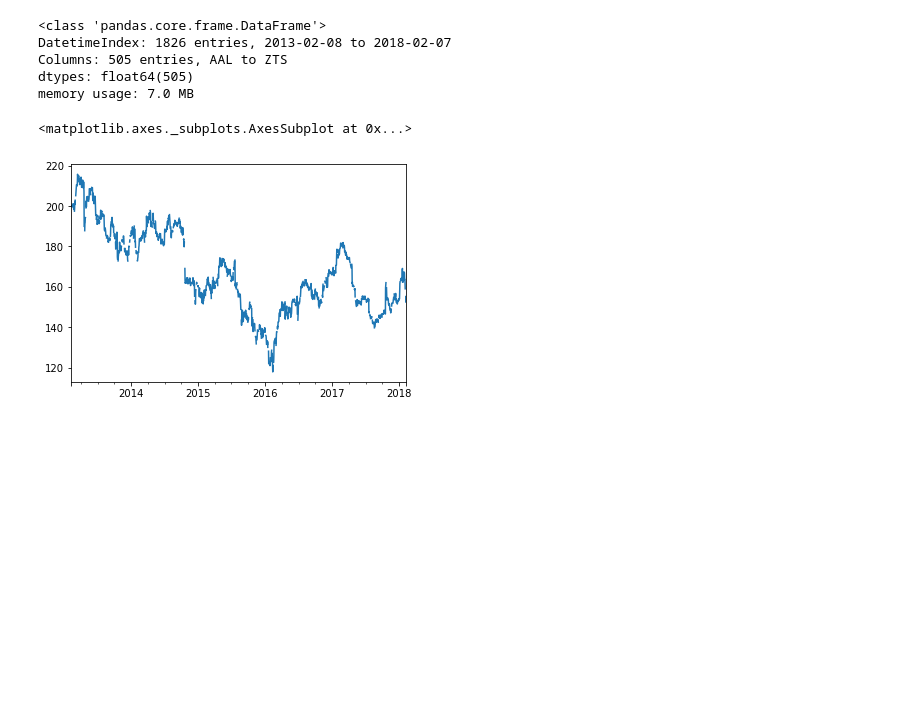
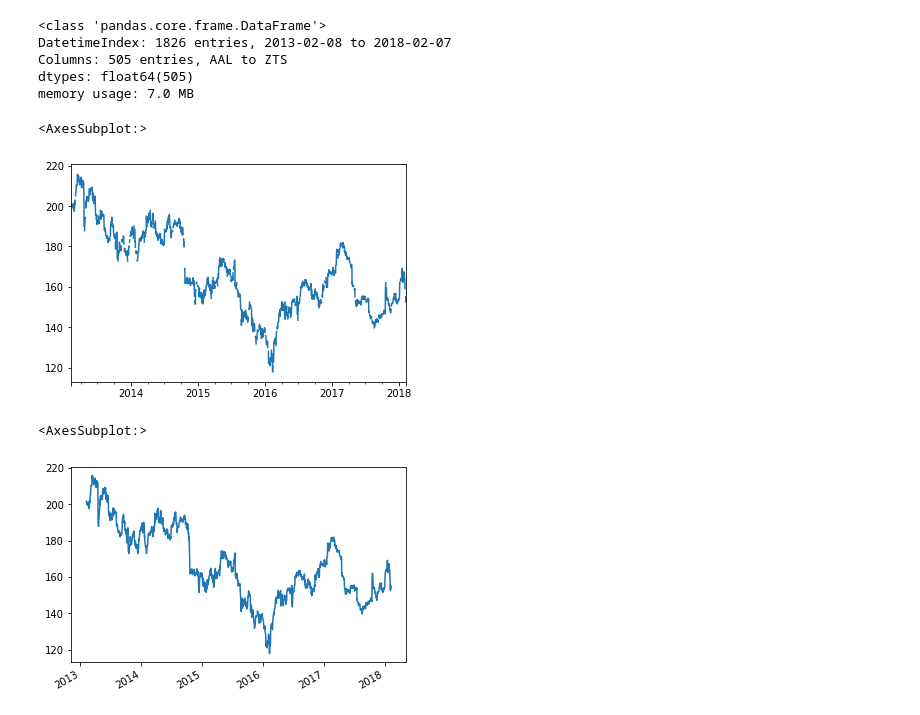
Before and after one commit to emiliocimino/financialengineering, a Jupyter notebook: 1 - Financial Basis/Explore Dataframe.ipynb, the cells around one changed output. Drawn from its saved outputs; the diff is of its cells as text; code cells hidden in the pictures; blank space fills up the shorter version.

```diff
--- a/1 - Financial Basis/Explore Dataframe.ipynb
+++ b/1 - Financial Basis/Explore Dataframe.ipynb
@@ -150,3 +139,6 @@ df2.head()
 | 2013-02-12 | 200.04 |
 | 2013-02-13 | 200.09 |
 | 2013-02-14 | 199.65 |
+# %%
+close_prices = pd.DataFrame(index=dates.to_numpy())
+close_prices.head()
@@ -155,7 +154,7 @@ df2.head()
 #Ricordiamo che closed_Prices lo avevamo definito vuoto sopra con indice date
 for symbol in symbols:
     df_sym = df[df['Name'] == symbol]
-    df_tmp = pd.DataFrame(data=df_sym['close'].to_numpy(), index = df_sym['date'], columns=[symbol])
+    df_tmp = pd.DataFrame(data=df_sym['close'].to_numpy(), index = pd.to_datetime(df_sym['date']+" 00:00:00"), columns=[symbol])
     close_prices = close_prices.join(df_tmp) #Left Join default
 # %%
 close_prices.head()
@@ -217,5 +212,5 @@ memory usage: 7.0 MB
 #Dealing with missing data.
 close_prices['IBM'].plot()
 # %% [output]
-<matplotlib.axes._subplots.AxesSubplot at 0x...>
+<AxesSubplot:>
 [figure]
@@ -221,0 +223,6 @@ close_prices['IBM'].plot()
+# %%
+close_prices.dropna(axis=0, how='all', inplace=True)
+close_prices['IBM'].plot()
+# %% [output]
+<AxesSubplot:>
+[figure, added]
```
Also changed, not shown: parts of 15 cells of this notebook, 1 other file.
